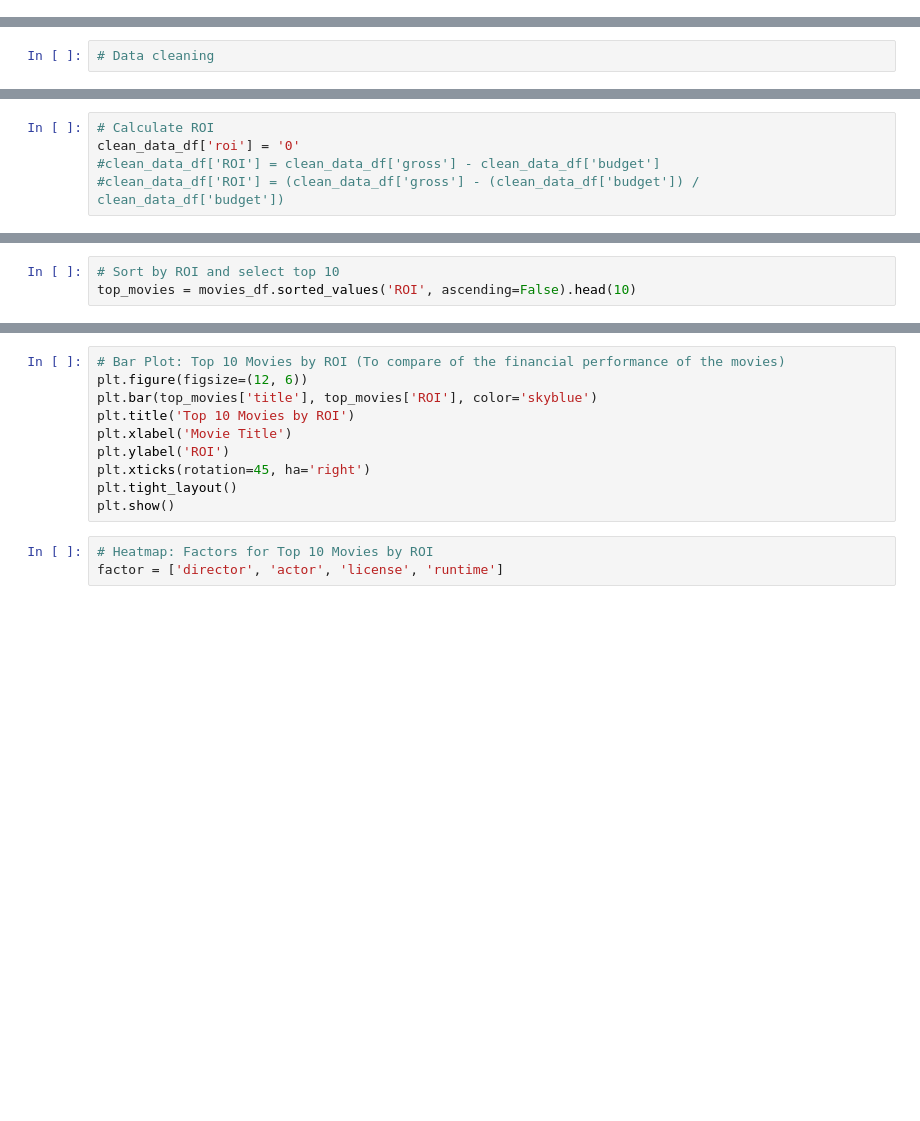
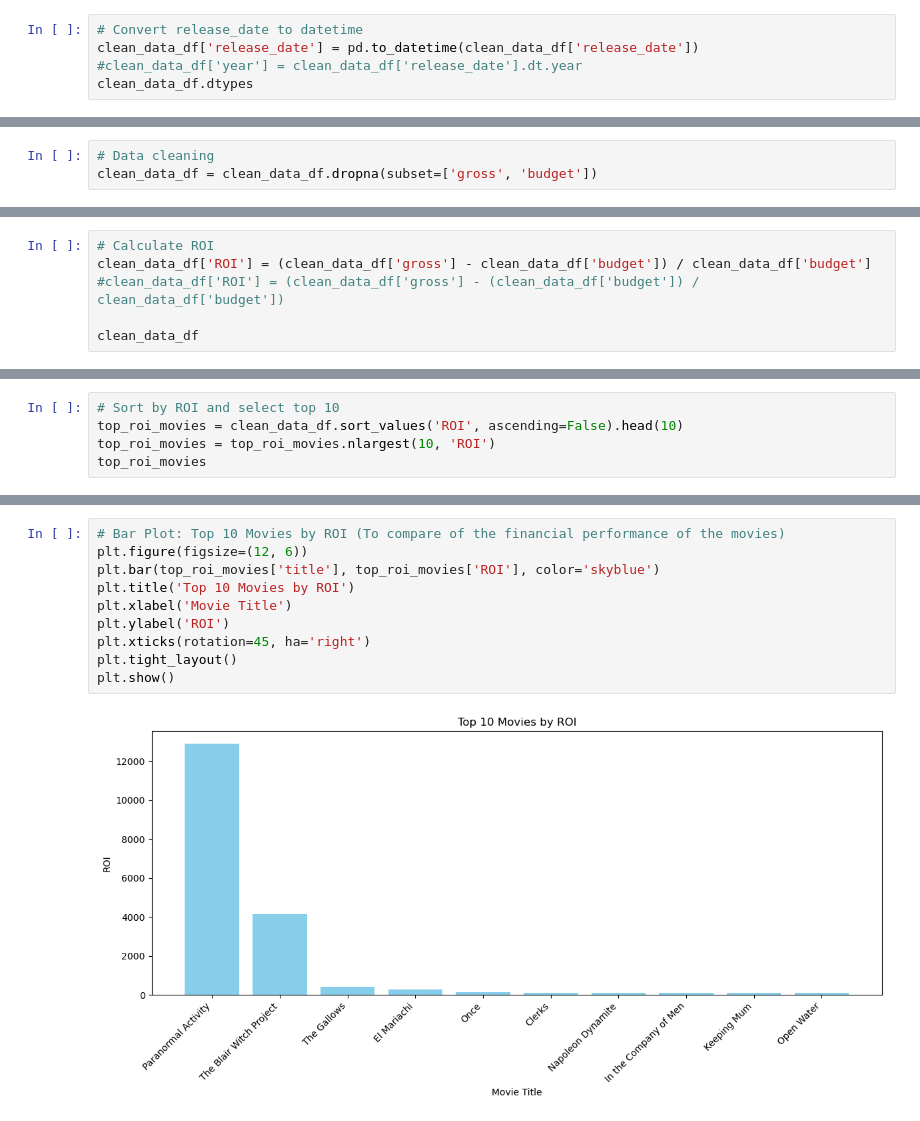
Before and after one commit to eliza0101/Project-1, a Jupyter notebook: main_movies_ey.ipynb, the cells around one changed output, grey strips where cells are left out. Drawn from its saved outputs; the diff is of its cells as text; blank space fills up the shorter version.

```diff
--- a/main_movies_ey.ipynb
+++ b/main_movies_ey.ipynb
@@ -5,0 +24,5 @@ import matplotlib.pyplot as plt
+# %%
+# Convert release_date to datetime
+clean_data_df['release_date'] = pd.to_datetime(clean_data_df['release_date'])
+#clean_data_df['year'] = clean_data_df['release_date'].dt.year
+clean_data_df.dtypes
@@ -6,2 +122,3 @@ import matplotlib.pyplot as plt
 # %%
 # Data cleaning
+clean_data_df = clean_data_df.dropna(subset=['gross', 'budget'])
@@ -24,6 +125,7 @@ clean_data_df.tail()
 # %%
 # Calculate ROI
-clean_data_df['roi'] = '0'
-#clean_data_df['ROI'] = clean_data_df['gross'] - clean_data_df['budget']
+clean_data_df['ROI'] = (clean_data_df['gross'] - clean_data_df['budget']) / clean_data_df['budget']
 #clean_data_df['ROI'] = (clean_data_df['gross'] - (clean_data_df['budget']) / clean_data_df['budget'])
+
+clean_data_df
 # %% [output]
@@ -31,3 +145,5 @@ AttributeError: module 'numpy' has no attribute 'matrix'
 # %%
 # Sort by ROI and select top 10
-top_movies = movies_df.sorted_values('ROI', ascending=False).head(10)
+top_roi_movies = clean_data_df.sort_values('ROI', ascending=False).head(10)
+top_roi_movies = top_roi_movies.nlargest(10, 'ROI')
+top_roi_movies
@@ -34,13 +162,12 @@ top_movies = movies_df.sorted_values('ROI', ascending=False).head(10)
 # %%
 # Bar Plot: Top 10 Movies by ROI (To compare of the financial performance of the movies)
 plt.figure(figsize=(12, 6))
-plt.bar(top_movies['title'], top_movies['ROI'], color='skyblue')
+plt.bar(top_roi_movies['title'], top_roi_movies['ROI'], color='skyblue')
 plt.title('Top 10 Movies by ROI')
 plt.xlabel('Movie Title')
 plt.ylabel('ROI')
 plt.xticks(rotation=45, ha='right')
 plt.tight_layout()
 plt.show()
+# %% [output]
+[figure, added]
-# %%
-# Heatmap: Factors for Top 10 Movies by ROI
-factor = ['director', 'actor', 'license', 'runtime']
```
Also changed, not shown: parts of 21 cells of this notebook, 2 other files.
